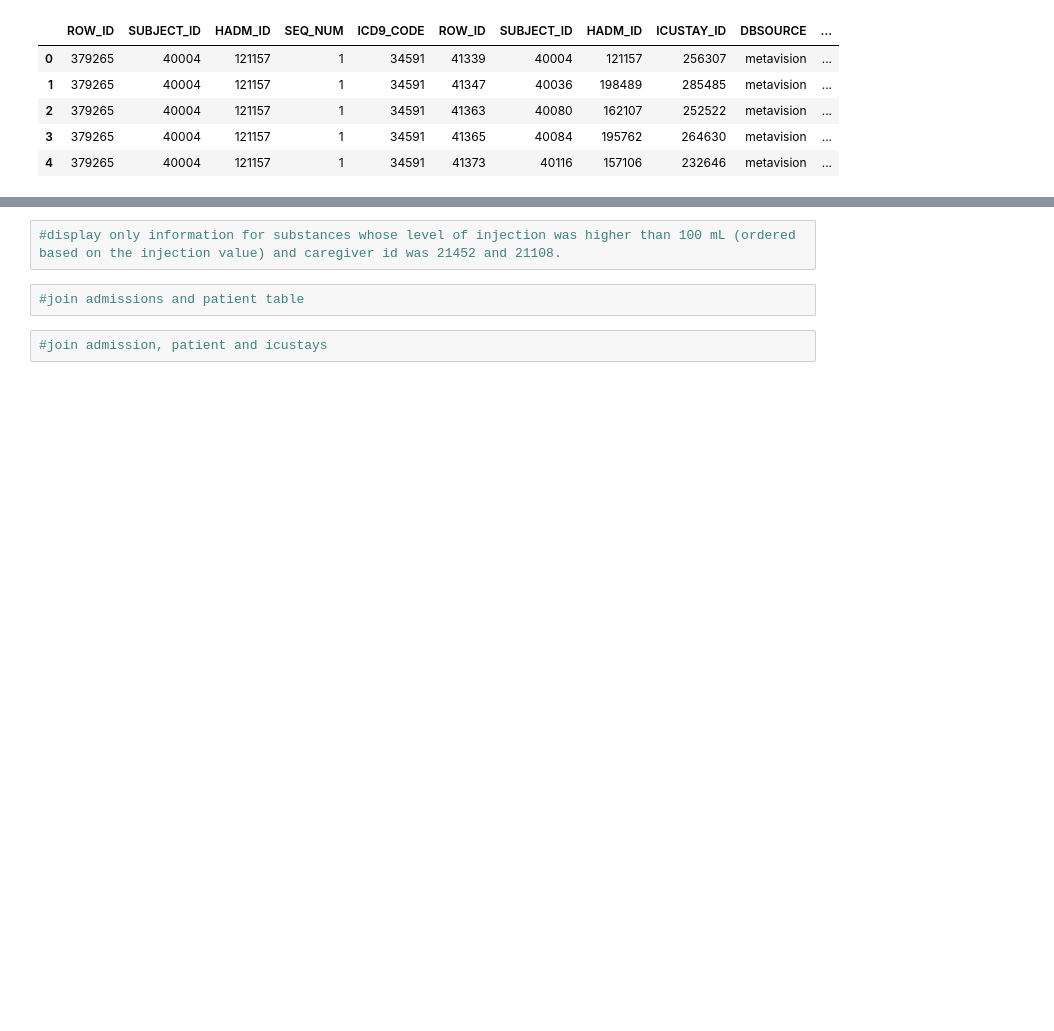
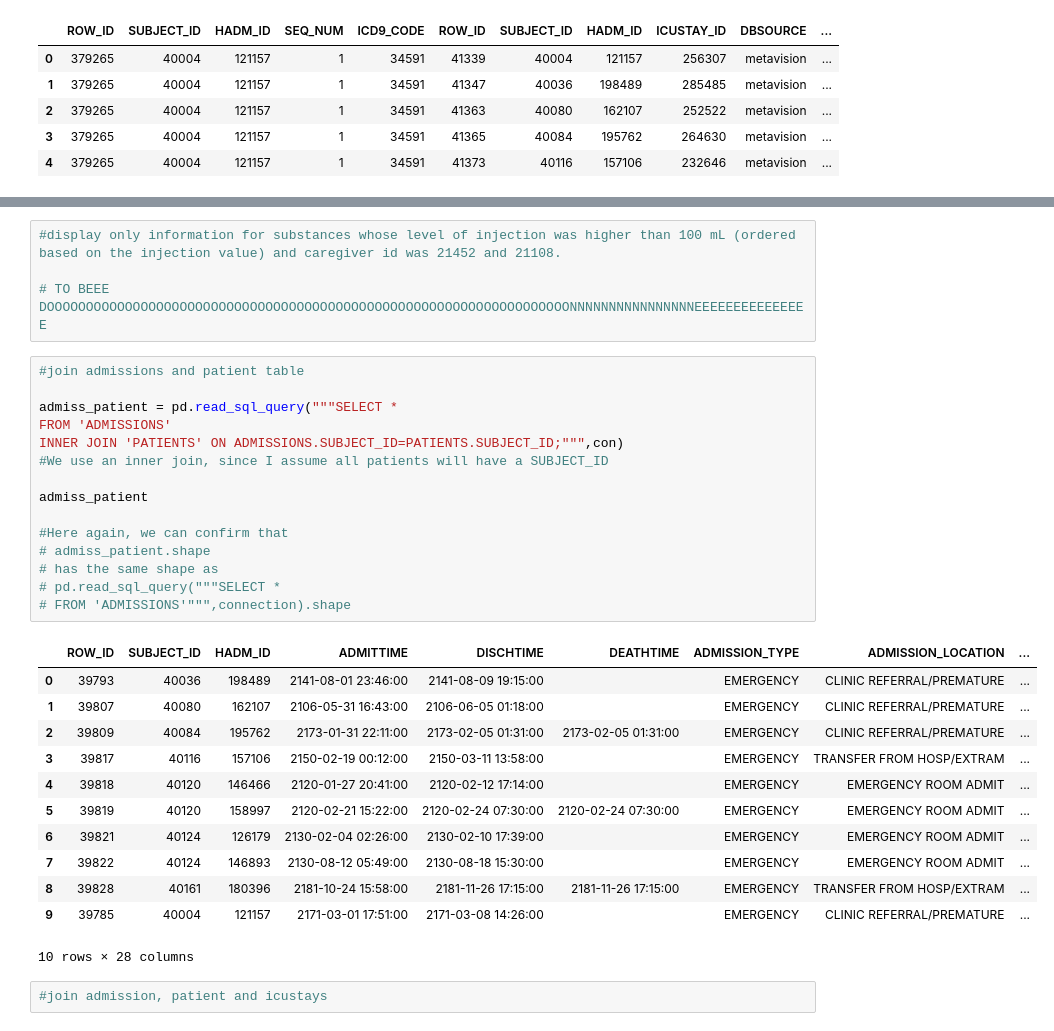
Before and after one commit to Aneruth/Data-Analytics, a Jupyter notebook: Practical Session 2/test.ipynb, the cells around one changed output, grey strips where cells are left out. Cells and saved outputs as stored; diff of their text form; blank space fills up the shorter version.

```diff
--- a/Practical Session 2/test.ipynb
+++ b/Practical Session 2/test.ipynb
@@ -110,7 +148,35 @@ Name: AB_NAME, dtype: int64
 # %%
 #display only information for substances whose level of injection was higher than 100 mL (ordered based on the injection value) and caregiver id was 21452 and 21108.
+
+# TO BEEE DOOOOOOOOOOOOOOOOOOOOOOOOOOOOOOOOOOOOOOOOOOOOOOOOOOOOOOOOOOOOOOOOOOONNNNNNNNNNNNNNNNEEEEEEEEEEEEEEE
-# %%
-#join admissions and patient table
+# %%
+#join admissions and patient table
+
+admiss_patient = pd.read_sql_query("""SELECT *
+FROM 'ADMISSIONS'
+INNER JOIN 'PATIENTS' ON ADMISSIONS.SUBJECT_ID=PATIENTS.SUBJECT_ID;""",con)
+#We use an inner join, since I assume all patients will have a SUBJECT_ID
+
+admiss_patient
+
+#Here again, we can confirm that
+# admiss_patient.shape
+# has the same shape as
+# pd.read_sql_query("""SELECT *
+# FROM 'ADMISSIONS'""",connection).shape
+# %% [output]
+|  | ROW_ID | SUBJECT_ID | HADM_ID | ADMITTIME | DISCHTIME | DEATHTIME | ADMISSION_TYPE | ADMISSION_LOCATION | ... |
+| 0 | 39793 | 40036 | 198489 | 2141-08-01 23:46:00 | 2141-08-09 19:15:00 |  | EMERGENCY | CLINIC REFERRAL/PREMATURE | ... |
+| 1 | 39807 | 40080 | 162107 | 2106-05-31 16:43:00 | 2106-06-05 01:18:00 |  | EMERGENCY | CLINIC REFERRAL/PREMATURE | ... |
+| 2 | 39809 | 40084 | 195762 | 2173-01-31 22:11:00 | 2173-02-05 01:31:00 | 2173-02-05 01:31:00 | EMERGENCY | CLINIC REFERRAL/PREMATURE | ... |
+| 3 | 39817 | 40116 | 157106 | 2150-02-19 00:12:00 | 2150-03-11 13:58:00 |  | EMERGENCY | TRANSFER FROM HOSP/EXTRAM | ... |
+| 4 | 39818 | 40120 | 146466 | 2120-01-27 20:41:00 | 2120-02-12 17:14:00 |  | EMERGENCY | EMERGENCY ROOM ADMIT | ... |
+| 5 | 39819 | 40120 | 158997 | 2120-02-21 15:22:00 | 2120-02-24 07:30:00 | 2120-02-24 07:30:00 | EMERGENCY | EMERGENCY ROOM ADMIT | ... |
+| 6 | 39821 | 40124 | 126179 | 2130-02-04 02:26:00 | 2130-02-10 17:39:00 |  | EMERGENCY | EMERGENCY ROOM ADMIT | ... |
+| 7 | 39822 | 40124 | 146893 | 2130-08-12 05:49:00 | 2130-08-18 15:30:00 |  | EMERGENCY | EMERGENCY ROOM ADMIT | ... |
+| 8 | 39828 | 40161 | 180396 | 2181-10-24 15:58:00 | 2181-11-26 17:15:00 | 2181-11-26 17:15:00 | EMERGENCY | TRANSFER FROM HOSP/EXTRAM | ... |
+| 9 | 39785 | 40004 | 121157 | 2171-03-01 17:51:00 | 2171-03-08 14:26:00 |  | EMERGENCY | CLINIC REFERRAL/PREMATURE | ... |
+10 rows × 28 columns
 # %%
 #join admission, patient and icustays
 # %%
```
Also changed, not shown: parts of 15 cells of this notebook.
